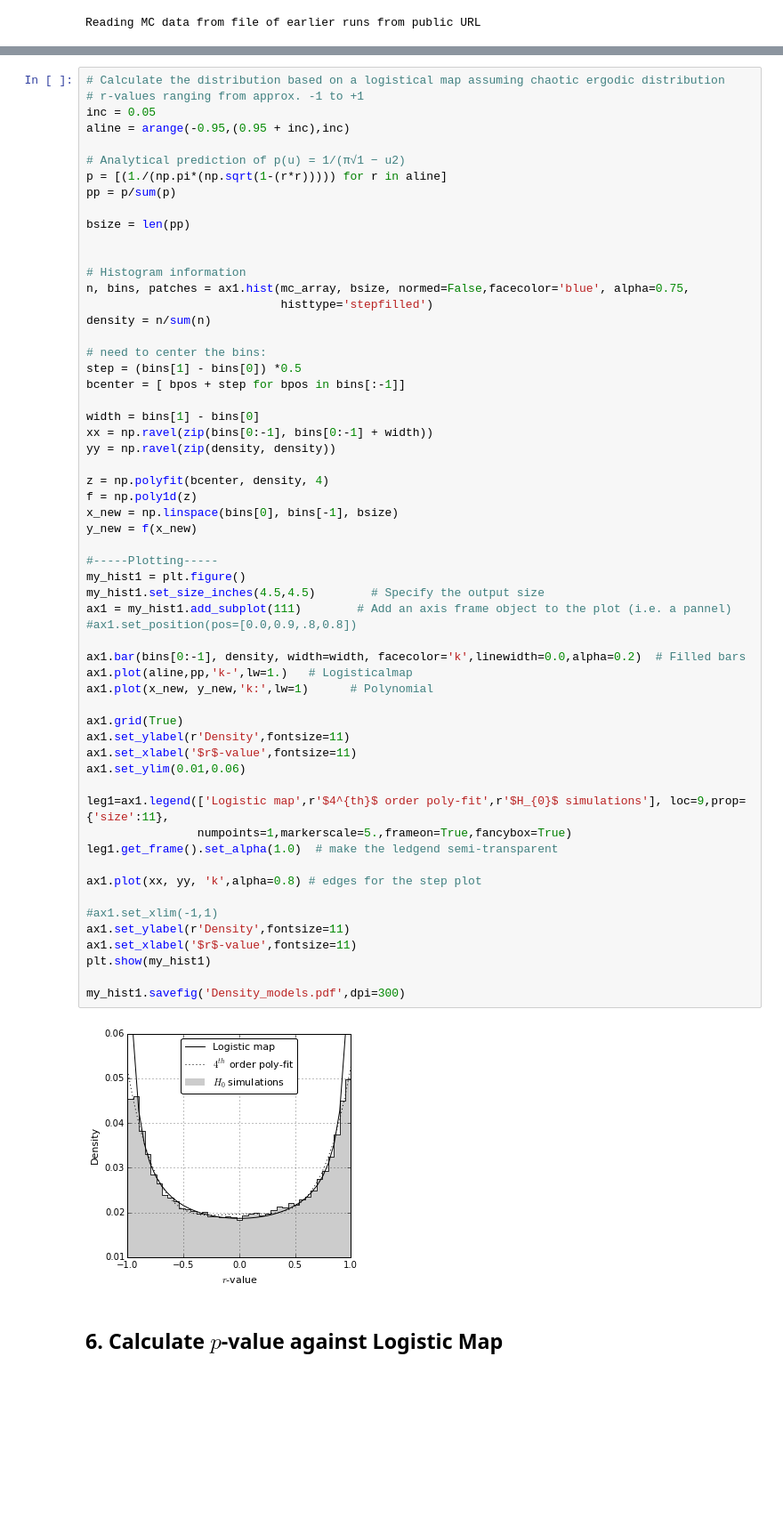
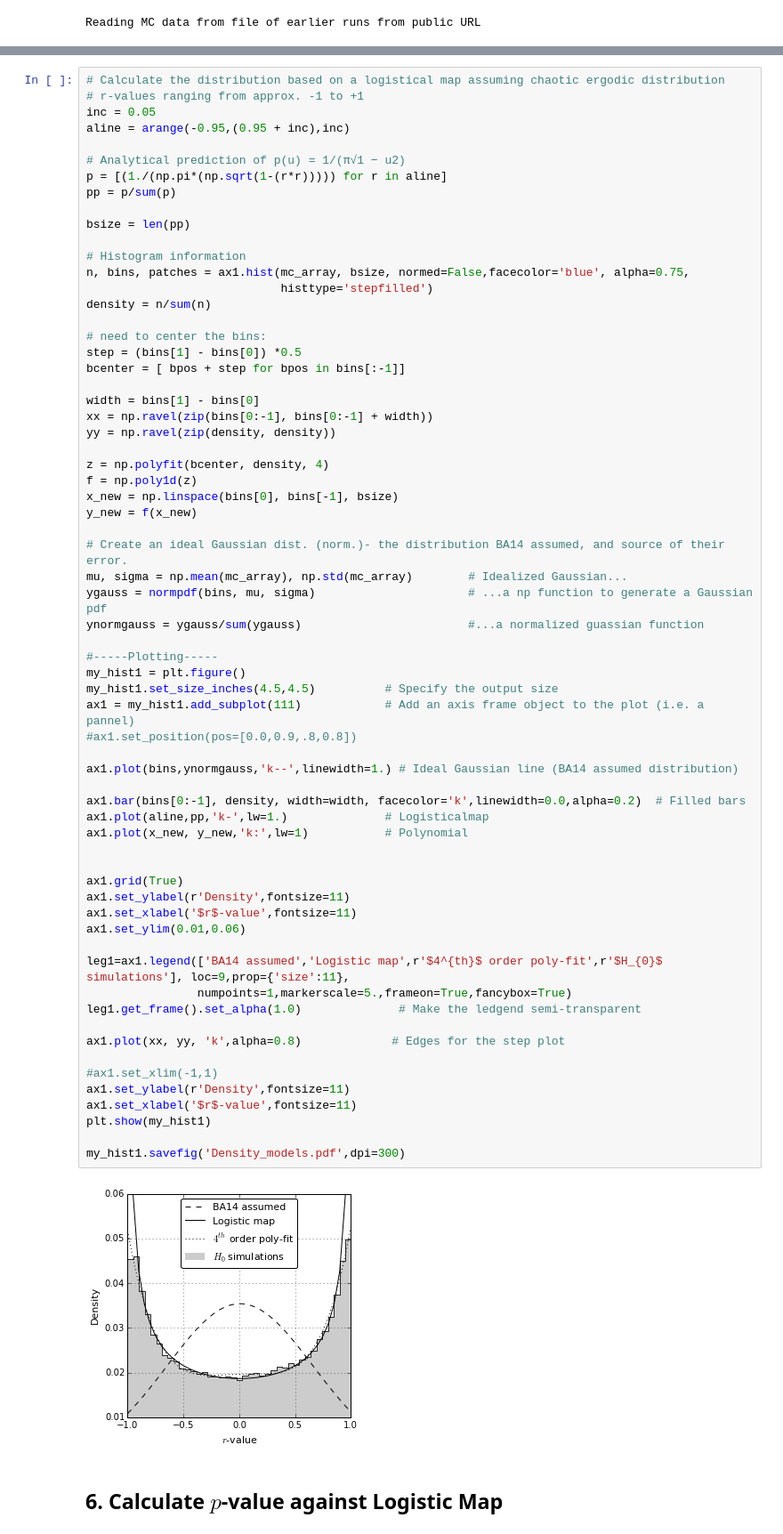
Before and after one commit to benlaken/Nbks, a Jupyter notebook: Monsoon_analysis.ipynb, the cells around one changed output, grey strips where cells are left out. Shown: that part at 89% size. Drawn from its saved outputs; the diff is of its cells as text; blank space fills up the shorter version.

```diff
--- a/Monsoon_analysis.ipynb
+++ b/Monsoon_analysis.ipynb
@@ -265,7 +273,6 @@ p = [(1./(np.pi*(np.sqrt(1-(r*r))))) for r in aline]
 pp = p/sum(p)
 
 bsize = len(pp)
-
 
 # Histogram information
 n, bins, patches = ax1.hist(mc_array, bsize, normed=False,facecolor='blue', alpha=0.75,
@@ -279,41 +286,49 @@ bcenter = [ bpos + step for bpos in bins[:-1]]
 width = bins[1] - bins[0]
 xx = np.ravel(zip(bins[0:-1], bins[0:-1] + width))
 yy = np.ravel(zip(density, density))
 
 z = np.polyfit(bcenter, density, 4)
 f = np.poly1d(z)
 x_new = np.linspace(bins[0], bins[-1], bsize)
 y_new = f(x_new)
 
+# Create an ideal Gaussian dist. (norm.)- the distribution BA14 assumed, and source of their error.
+mu, sigma = np.mean(mc_array), np.std(mc_array)        # Idealized Gaussian...
+ygauss = normpdf(bins, mu, sigma)                      # ...a np function to generate a Gaussian pdf
+ynormgauss = ygauss/sum(ygauss)                        #...a normalized guassian function
+
 #-----Plotting-----
 my_hist1 = plt.figure()
-my_hist1.set_size_inches(4.5,4.5)        # Specify the output size
-ax1 = my_hist1.add_subplot(111)        # Add an axis frame object to the plot (i.e. a pannel)
+my_hist1.set_size_inches(4.5,4.5)          # Specify the output size
+ax1 = my_hist1.add_subplot(111)            # Add an axis frame object to the plot (i.e. a pannel)
 #ax1.set_position(pos=[0.0,0.9,.8,0.8])
 
+ax1.plot(bins,ynormgauss,'k--',linewidth=1.) # Ideal Gaussian line (BA14 assumed distribution)
+
 ax1.bar(bins[0:-1], density, width=width, facecolor='k',linewidth=0.0,alpha=0.2)  # Filled bars
-ax1.plot(aline,pp,'k-',lw=1.)   # Logisticalmap
-ax1.plot(x_new, y_new,'k:',lw=1)      # Polynomial
+ax1.plot(aline,pp,'k-',lw=1.)              # Logisticalmap
+ax1.plot(x_new, y_new,'k:',lw=1)           # Polynomial
+
 
 ax1.grid(True)
 ax1.set_ylabel(r'Density',fontsize=11)
 ax1.set_xlabel('$r$-value',fontsize=11)
 ax1.set_ylim(0.01,0.06)
 
-leg1=ax1.legend(['Logistic map',r'$4^{th}$ order poly-fit',r'$H_{0}$ simulations'], loc=9,prop={'size':11},
+leg1=ax1.legend(['BA14 assumed','Logistic map',r'$4^{th}$ order poly-fit',r'$H_{0}$ simulations'], loc=9,prop={'size':11},
                 numpoints=1,markerscale=5.,frameon=True,fancybox=True)
-leg1.get_frame().set_alpha(1.0)  # make the ledgend semi-transparent
+leg1.get_frame().set_alpha(1.0)              # Make the ledgend semi-transparent
 
-ax1.plot(xx, yy, 'k',alpha=0.8) # edges for the step plot
+ax1.plot(xx, yy, 'k',alpha=0.8)             # Edges for the step plot
 
 #ax1.set_xlim(-1,1)
 ax1.set_ylabel(r'Density',fontsize=11)
 ax1.set_xlabel('$r$-value',fontsize=11)
 plt.show(my_hist1)
 
 my_hist1.savefig('Density_models.pdf',dpi=300)
 # %% [output]
-[figure, old version]
+[figure, new version]
 # %% [markdown]
 ## 6. Calculate $p$-value against Logistic Map
 # %% [markdown]
```
Also changed, not shown: parts of 1 cell of this notebook.
